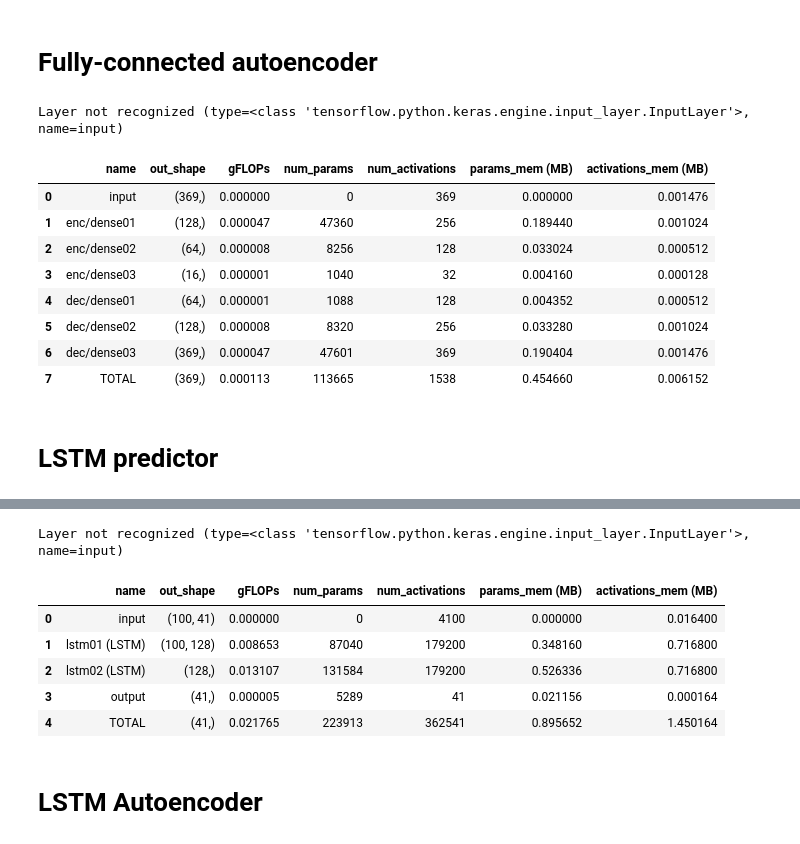
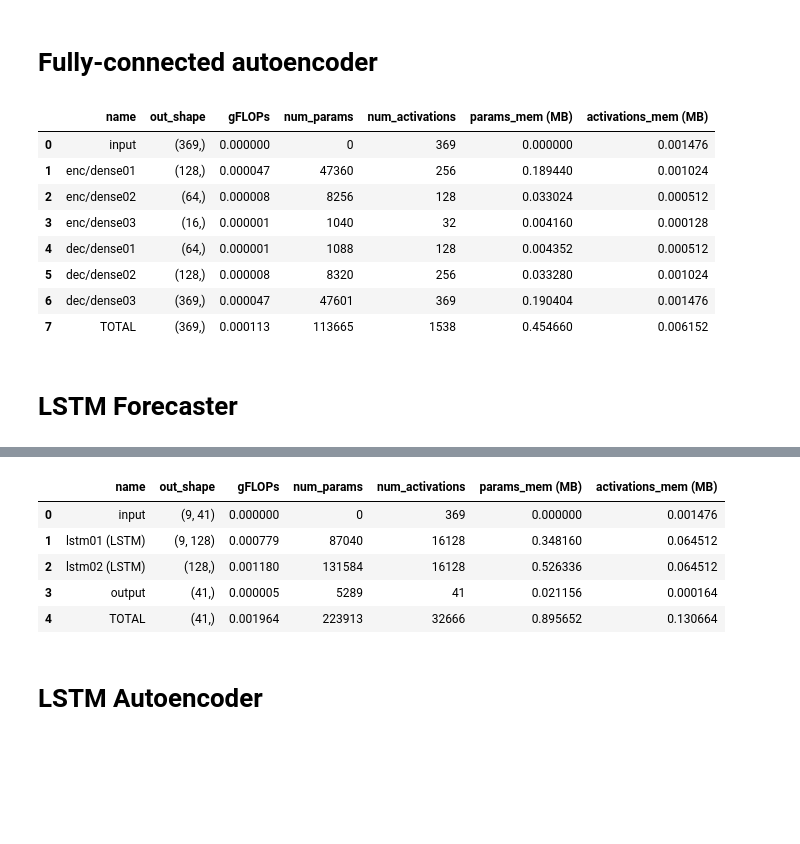
Before and after one commit to sergey-serebryakov/nns, a Jupyter notebook: notebooks/anomaly_detection_models.ipynb, the cells around one changed output, grey strips where cells are left out. Drawn from its saved outputs; the diff is of its cells as text; code cells hidden in the pictures; blank space fills up the shorter version.

```diff
--- a/notebooks/anomaly_detection_models.ipynb
+++ b/notebooks/anomaly_detection_models.ipynb
@@ -46,9 +13,6 @@ def fully_connected_autoencoder(nfeatures=41, window_size=9):
 # %%
-estimate(fully_connected_autoencoder(nfeatures=nfeatures, window_size=window_size),
-         inference,
-         training)
+estimate(FullyConnectedAutoencoder(), inference, training)
 # %% [output]
-Layer not recognized (type=<class 'tensorflow.python.keras.engine.input_layer.InputLayer'>, name=input)
 |  | name | out_shape | gFLOPs | num_params | num_activations | params_mem (MB) | activations_mem (MB) |
 | 0 | input | (369,) | 0.000000 | 0 | 369 | 0.000000 | 0.001476 |
 | 1 | enc/dense01 | (128,) | 0.000047 | 47360 | 256 | 0.189440 | 0.001024 |
@@ -59,4 +23,4 @@ Layer not recognized (type=<class 'tensorflow.python.keras.engine.input_layer.In
 | 6 | dec/dense03 | (369,) | 0.000047 | 47601 | 369 | 0.190404 | 0.001476 |
 | 7 | TOTAL | (369,) | 0.000113 | 113665 | 1538 | 0.454660 | 0.006152 |
 # %% [markdown]
-# LSTM predictor
+# LSTM Forecaster
@@ -72,3 +27,3 @@ def lstm_predictor(nfeatures=41, length=100):
 # %%
-estimate(lstm_predictor(nfeatures=nfeatures, length=length), inference, training)
+estimate(LSTMForecaster(), inference, training)
 # %% [output]
@@ -78,9 +31,8 @@ W0522 16:12:13.166791 139664958748416 tf_logging.py:161] <tensorflow.python.kera
-Layer not recognized (type=<class 'tensorflow.python.keras.engine.input_layer.InputLayer'>, name=input)
 |  | name | out_shape | gFLOPs | num_params | num_activations | params_mem (MB) | activations_mem (MB) |
-| 0 | input | (100, 41) | 0.000000 | 0 | 4100 | 0.000000 | 0.016400 |
-| 1 | lstm01 (LSTM) | (100, 128) | 0.008653 | 87040 | 179200 | 0.348160 | 0.716800 |
-| 2 | lstm02 (LSTM) | (128,) | 0.013107 | 131584 | 179200 | 0.526336 | 0.716800 |
+| 0 | input | (9, 41) | 0.000000 | 0 | 369 | 0.000000 | 0.001476 |
+| 1 | lstm01 (LSTM) | (9, 128) | 0.000779 | 87040 | 16128 | 0.348160 | 0.064512 |
+| 2 | lstm02 (LSTM) | (128,) | 0.001180 | 131584 | 16128 | 0.526336 | 0.064512 |
 | 3 | output | (41,) | 0.000005 | 5289 | 41 | 0.021156 | 0.000164 |
-| 4 | TOTAL | (41,) | 0.021765 | 223913 | 362541 | 0.895652 | 1.450164 |
+| 4 | TOTAL | (41,) | 0.001964 | 223913 | 32666 | 0.895652 | 0.130664 |
 # %% [markdown]
 # LSTM Autoencoder
```
Also changed, not shown: parts of 11 cells of this notebook, 32 other files.
